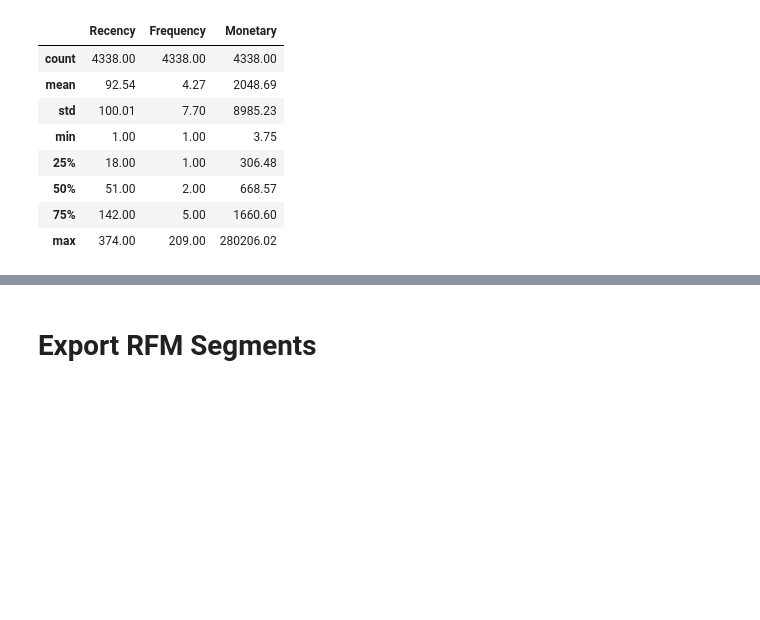
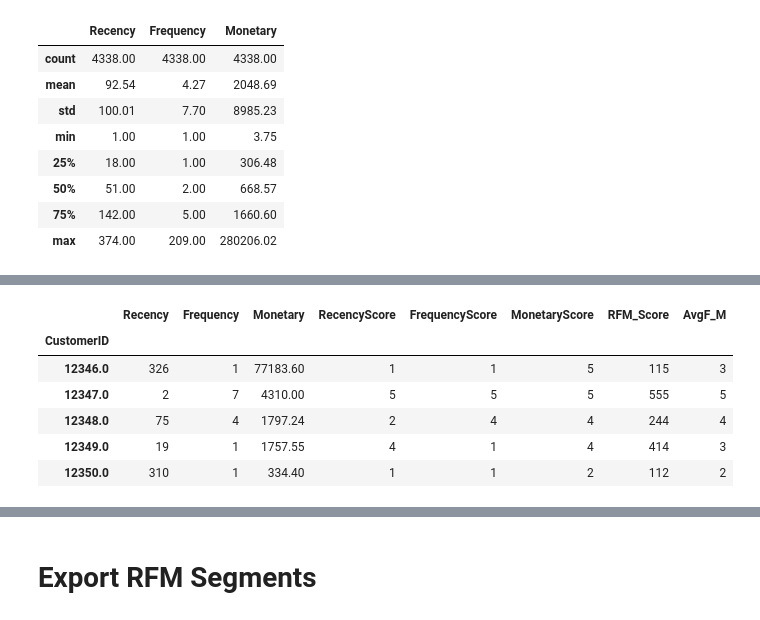
Before and after one commit to Ahmedwaheed01/global-ecommerce-data-analysis, a Jupyter notebook: Notebook/Online_Retail_Analysis.ipynb, the cells around one changed output, grey strips where cells are left out. Drawn from its saved outputs; the diff is of its cells as text; code cells hidden in the pictures; blank space fills up the shorter version.

```diff
--- a/Notebook/Online_Retail_Analysis.ipynb
+++ b/Notebook/Online_Retail_Analysis.ipynb
@@ -743,0 +733,34 @@ rfm.head()
+# %%
+# ==========================================
+# RFM Score String + AVG(Frequency, Monetary)
+# ==========================================
+# RFM_Score : concatenated R-F-M scores, useful as a quick per-customer
+#             fingerprint (e.g. "545" = RecencyScore 5, FrequencyScore 4,
+#             MonetaryScore 5).
+# AvgF_M    : average of FrequencyScore and MonetaryScore, rounded UP to
+#             the nearest whole number (1-5) so it can be matched against
+#             the segmentation table, which only defines whole-number
+#             Recency / AVG(F,M) combinations. Because FrequencyScore and
+#             MonetaryScore are each integers from 1-5, their sum is
+#             between 2 and 10, and "(sum + 1) // 2" is an exact integer
+#             formula for ceil(sum / 2) -- e.g. an average of 3.5 becomes
+#             4, while an average that is already a whole number (e.g. 3)
+#             stays unchanged.
+
+rfm["RFM_Score"] = (
+    rfm["RecencyScore"].astype(str)
+    + rfm["FrequencyScore"].astype(str)
+    + rfm["MonetaryScore"].astype(str)
+)
+
+rfm["AvgF_M"] = (rfm["FrequencyScore"] + rfm["MonetaryScore"] + 1) // 2
+
+rfm.head()
+# %% [output]
+|  | Recency | Frequency | Monetary | RecencyScore | FrequencyScore | MonetaryScore | RFM_Score | AvgF_M |
+| CustomerID |  |  |  |  |  |  |  |  |
+| 12346.0 | 326 | 1 | 77183.60 | 1 | 1 | 5 | 115 | 3 |
+| 12347.0 | 2 | 7 | 4310.00 | 5 | 5 | 5 | 555 | 5 |
+| 12348.0 | 75 | 4 | 1797.24 | 2 | 4 | 4 | 244 | 4 |
+| 12349.0 | 19 | 1 | 1757.55 | 4 | 1 | 4 | 414 | 3 |
+| 12350.0 | 310 | 1 | 334.40 | 1 | 1 | 2 | 112 | 2 |
```
Also changed, not shown: parts of 15 cells of this notebook, 1 other file.
